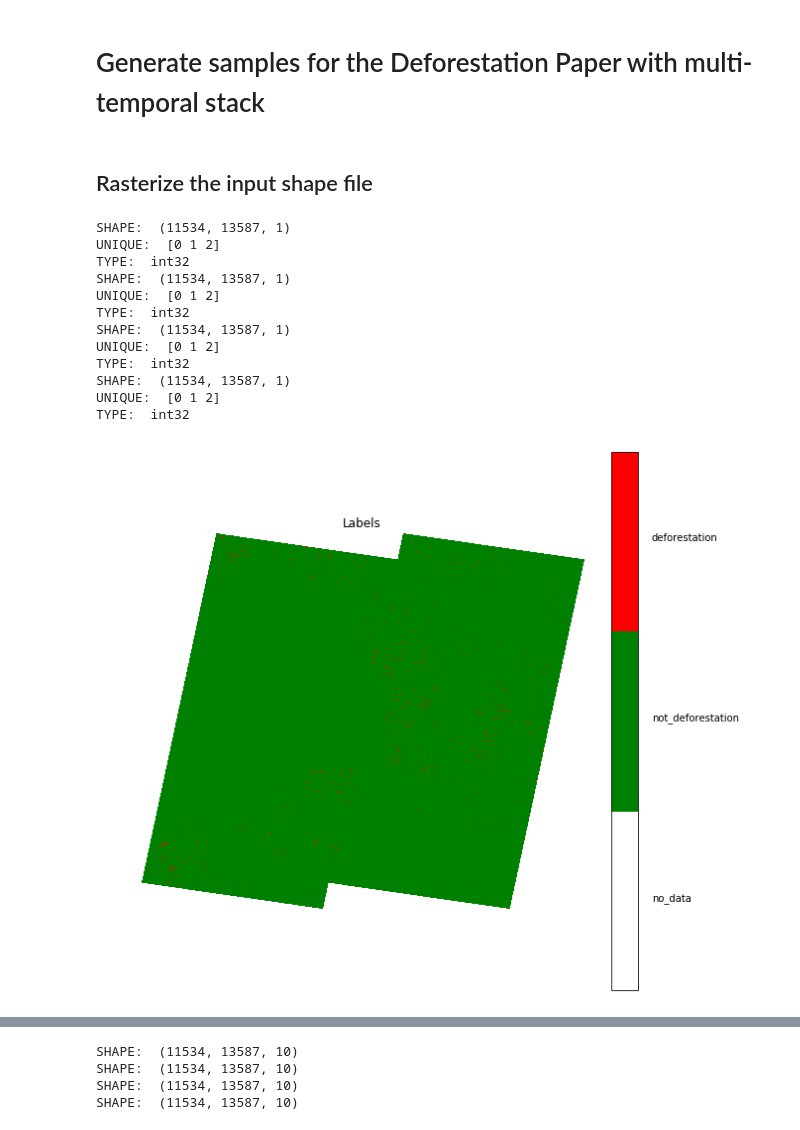
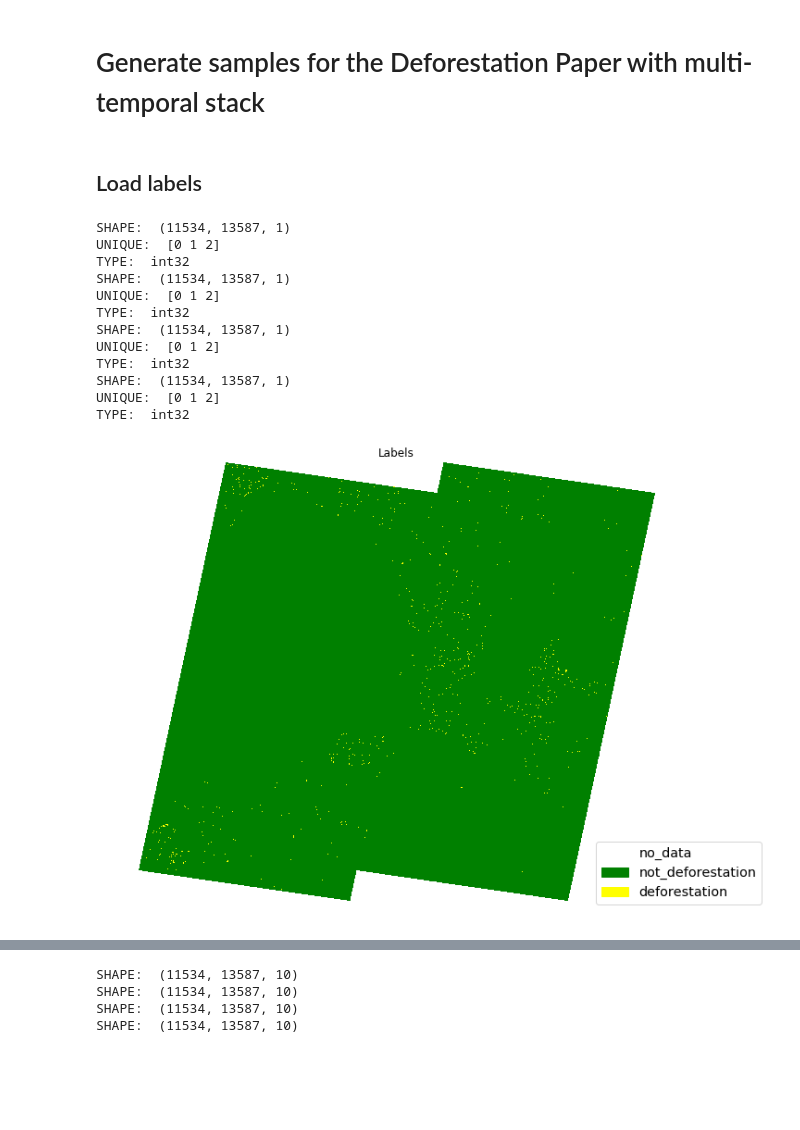
Before and after one commit to rvmaretto/deepgeo, a Jupyter notebook: notebooks/paper_deforestation_2018/generate_dataset_paper-timestack.ipynb, the cells around one changed output, grey strips where cells are left out. Drawn from its saved outputs; the diff is of its cells as text; code cells hidden in the pictures; blank space fills up the shorter version.

Commit message:
Fixing legends.

```diff
--- a/notebooks/paper_deforestation_2018/generate_dataset_paper-timestack.ipynb
+++ b/notebooks/paper_deforestation_2018/generate_dataset_paper-timestack.ipynb
@@ -60,43 +57,29 @@ ds_file_name = 'dataset'
 chip_size = 286
-# %% [markdown]
-## Rasterize the input shape file
+# %% [markdown]
+## Load labels
 # %%
-import gdal
+reload(vis)
 rasterized_layers = []
 for year in range(0, len(classes_of_interest)):
-#     rasterizer = rstzr.Rasterizer(shape_file,
-#                                   raster_files[year],
-#                                   class_column,
-#                                   classes_interest=classes_of_interest[year],
-#                                   non_class_name=non_class)
-
-#     rasterizer.collect_class_names()
-#     rasterizer.rasterize_layer()
-#     m_class_names = ['no_data'] + rasterizer.get_class_names()
-#     rasterizer.remove_labels_under_cloud(pos_qa=6, new_label=1)
-#     print(rasterizer.get_labeled_raster().shape)
-#     rasterizer.save_labeled_raster_to_gtiff(out_labels[year])
-
-    m_class_names = ['no_data', 'not_deforestation', 'deforestation']
     ds = gdal.Open(out_labels[year])
     rs = ds.ReadAsArray()
     rasterized_layers.append(np.expand_dims(rs.astype(np.int32), -1))
     print('SHAPE: ', rasterized_layers[year].shape)
     print('UNIQUE: ', np.unique(rasterized_layers[year]))
     print('TYPE: ', rasterized_layers[year].dtype)
 
-    vis.plot_labels(rasterized_layers[year], m_class_names, colors=["white", "green", "red"])
+    vis.plot_labels(rasterized_layers[year], m_class_names, colors=['white', 'green', 'yellow'])
 # %% [output]
 SHAPE:  (11534, 13587, 1)
 UNIQUE:  [0 1 2]
 TYPE:  int32
 SHAPE:  (11534, 13587, 1)
 UNIQUE:  [0 1 2]
 TYPE:  int32
 SHAPE:  (11534, 13587, 1)
 UNIQUE:  [0 1 2]
 TYPE:  int32
 SHAPE:  (11534, 13587, 1)
 UNIQUE:  [0 1 2]
 TYPE:  int32
-[figure, old version]
+[figure, new version]
```
Also changed, not shown: parts of 3 cells of this notebook, 5 other files.
